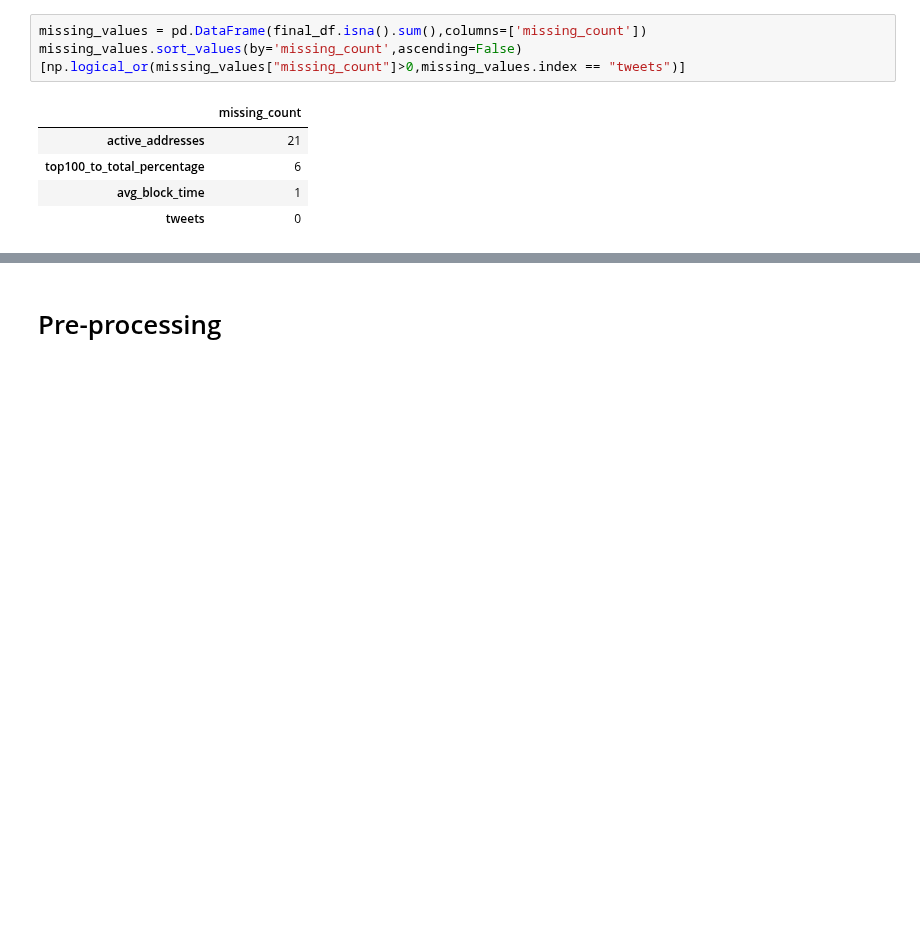
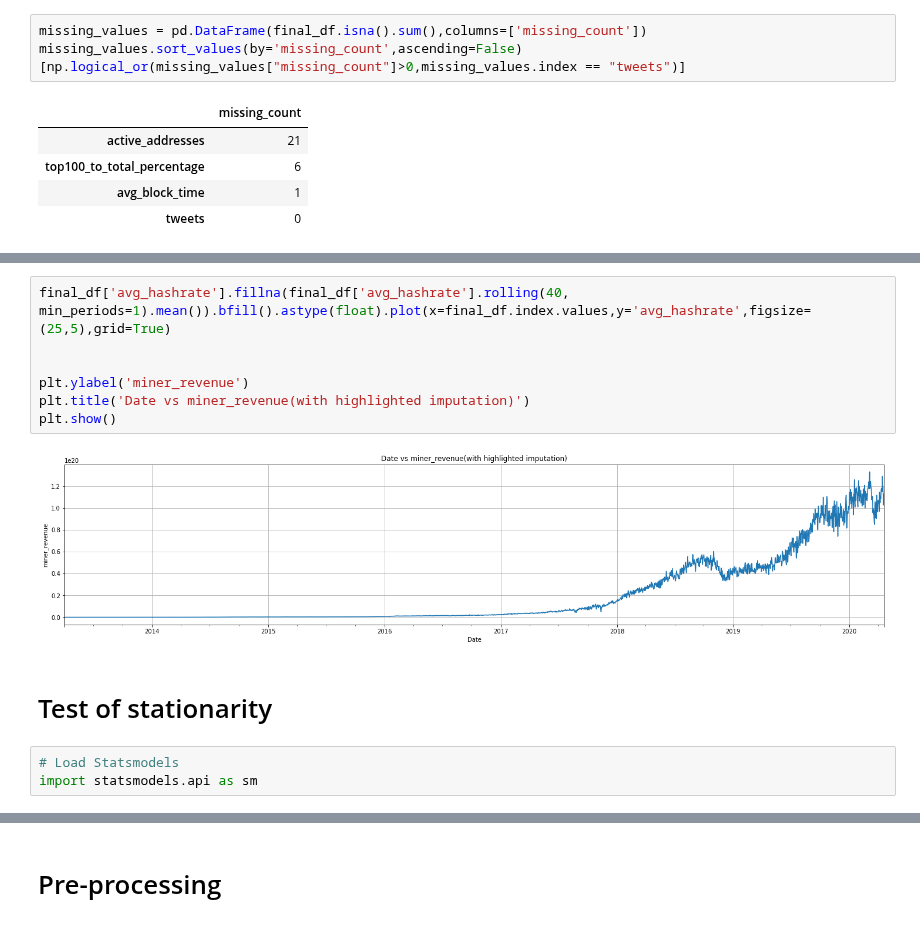
Before and after one commit to rafaelbrutti/MVA, a Jupyter notebook: ML - Time Series/Time-series forecasting of Bitcoin Prices/project.ipynb, the cells around one changed output, grey strips where cells are left out. Drawn from its saved outputs; the diff is of its cells as text; blank space fills up the shorter version.

```diff
--- a/ML - Time Series/Time-series forecasting of Bitcoin Prices/project.ipynb
+++ b/ML - Time Series/Time-series forecasting of Bitcoin Prices/project.ipynb
@@ -431,0 +440,14 @@ plt.show()
+# %%
+final_df['avg_hashrate'].fillna(final_df['avg_hashrate'].rolling(40, min_periods=1).mean()).bfill().astype(float).plot(x=final_df.index.values,y='avg_hashrate',figsize=(25,5),grid=True)
+
+
+plt.ylabel('miner_revenue')
+plt.title('Date vs miner_revenue(with highlighted imputation)')
+plt.show()
+# %% [output]
+[figure, added]
+# %% [markdown]
+# Test of stationarity
+# %%
+# Load Statsmodels
+import statsmodels.api as sm
```
Also changed, not shown: parts of 15 cells of this notebook.
